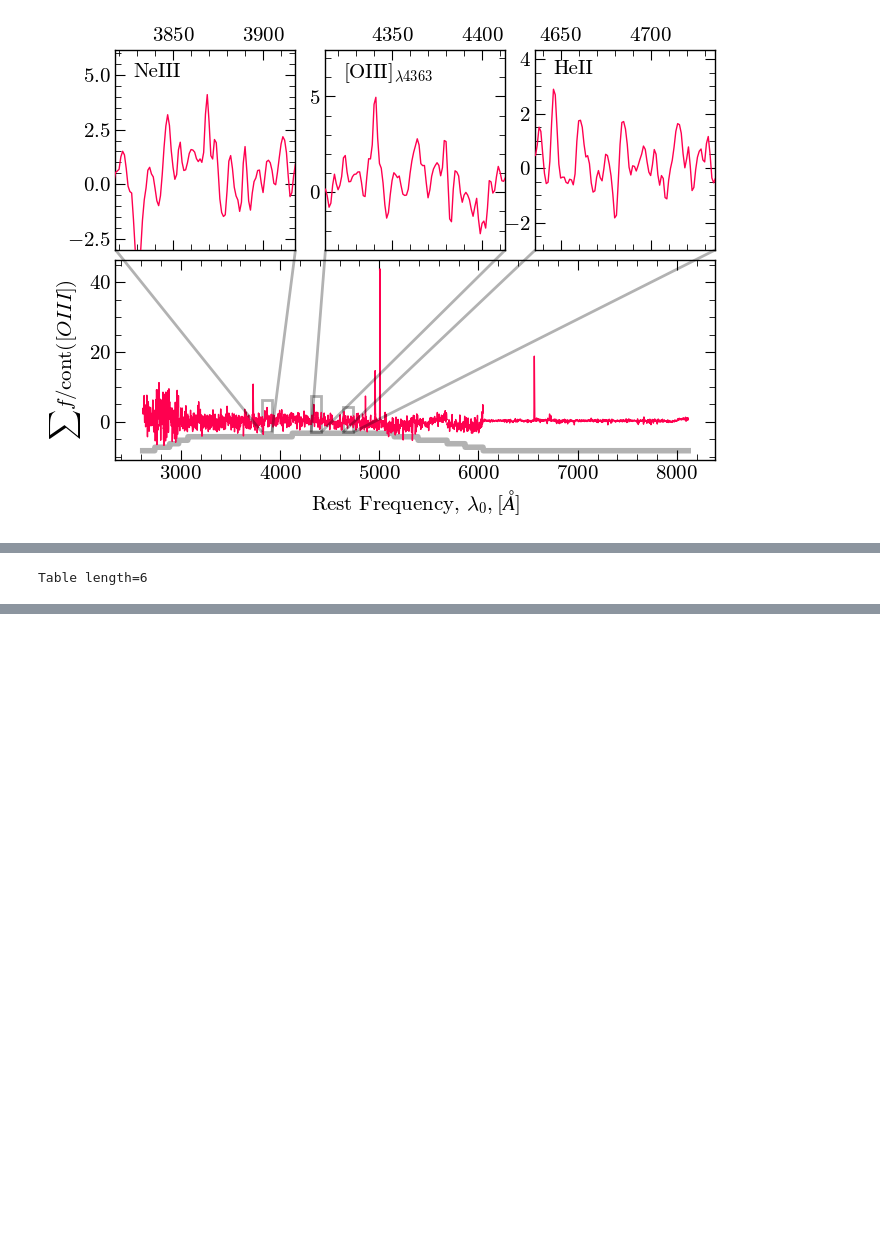
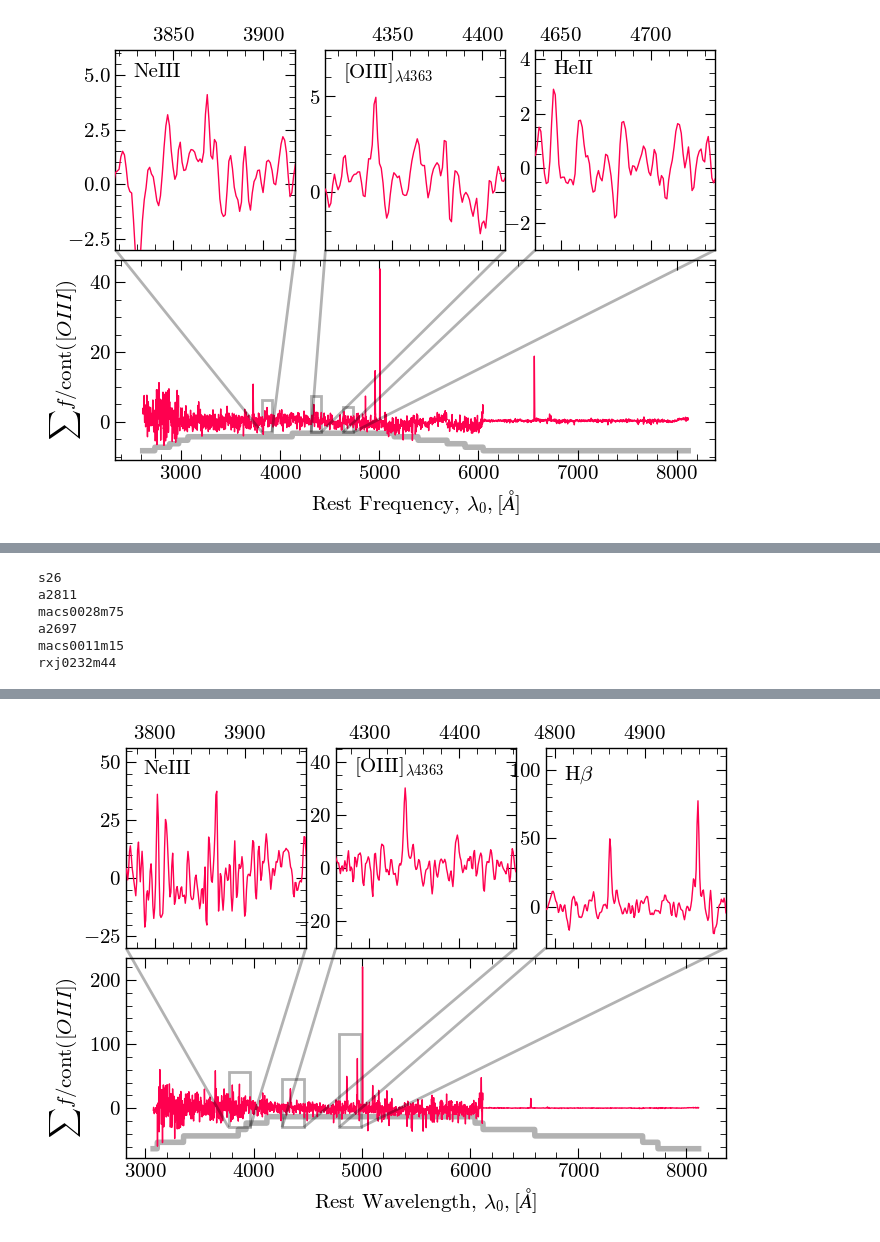
Before and after one commit to 0hardytom/eelgs, a Jupyter notebook: notebooks/xmas/catalogue_analysis/analysis.ipynb, the cells around one changed output, grey strips where cells are left out. Saved outputs shown, nothing was run; the diff lists cells and outputs as text; code cells hidden in the pictures; blank space fills up the shorter version.

```diff
--- a/notebooks/xmas/catalogue_analysis/analysis.ipynb
+++ b/notebooks/xmas/catalogue_analysis/analysis.ipynb
@@ -1942,4 +1935,12 @@ macs0034p02b
 # %%
-xtreme = selection[(~popmask)&(selection['oiii5007_ew']>500)]
+xtreme2 = selection[np.log10(O32)>0.6]
+
+fig = plot_coadd(xtreme2,[3868, 4363, 4890] ,['NeIII', r'[OIII]$_{\lambda4363}$', r'H$\beta$'])
+fig.savefig(f'figs/coadd_ioniz.png', dpi=600, bbox_inches='tight')
 # %% [output]
-Table length=6
+s26
+a2811
+macs0028m75
+a2697
+macs0011m15
+rxj0232m44
@@ -1953,0 +1947 @@ Table length=6
+[figure, added]
```
Also changed, not shown: parts of 4 cells of this notebook.
